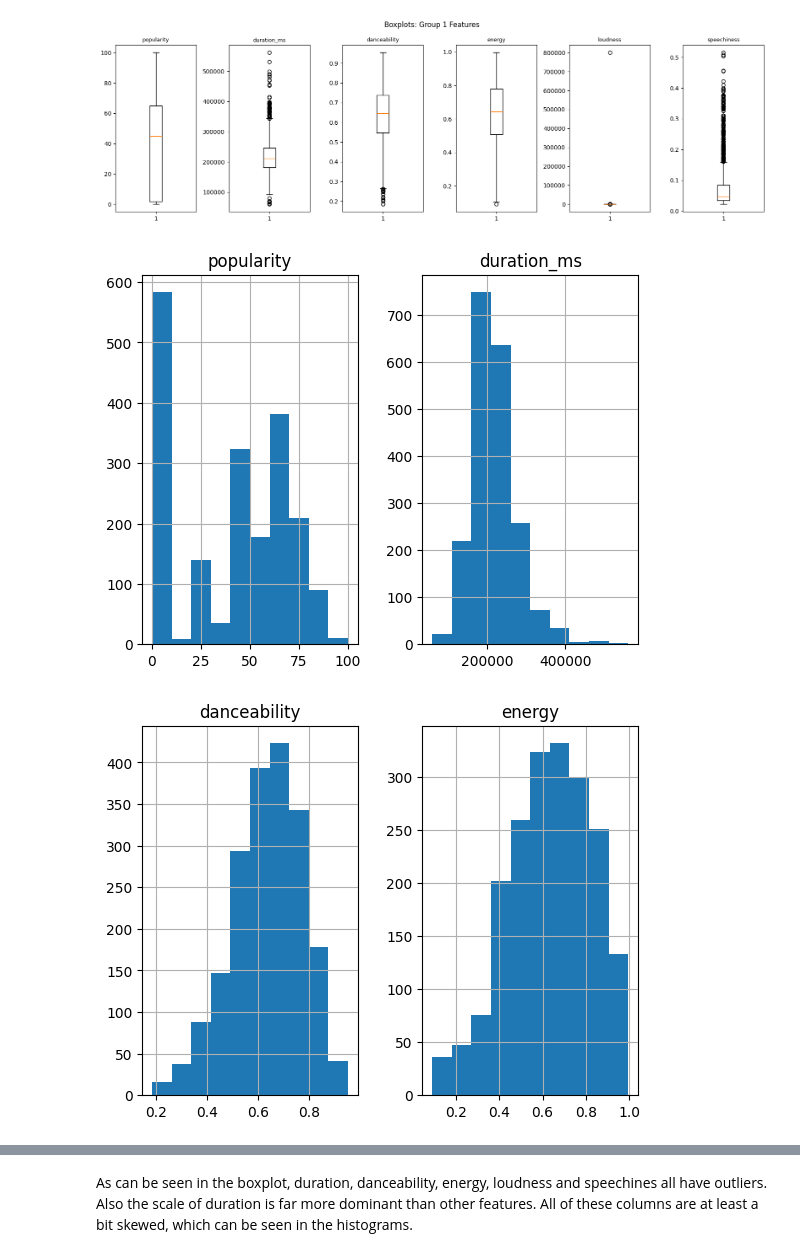
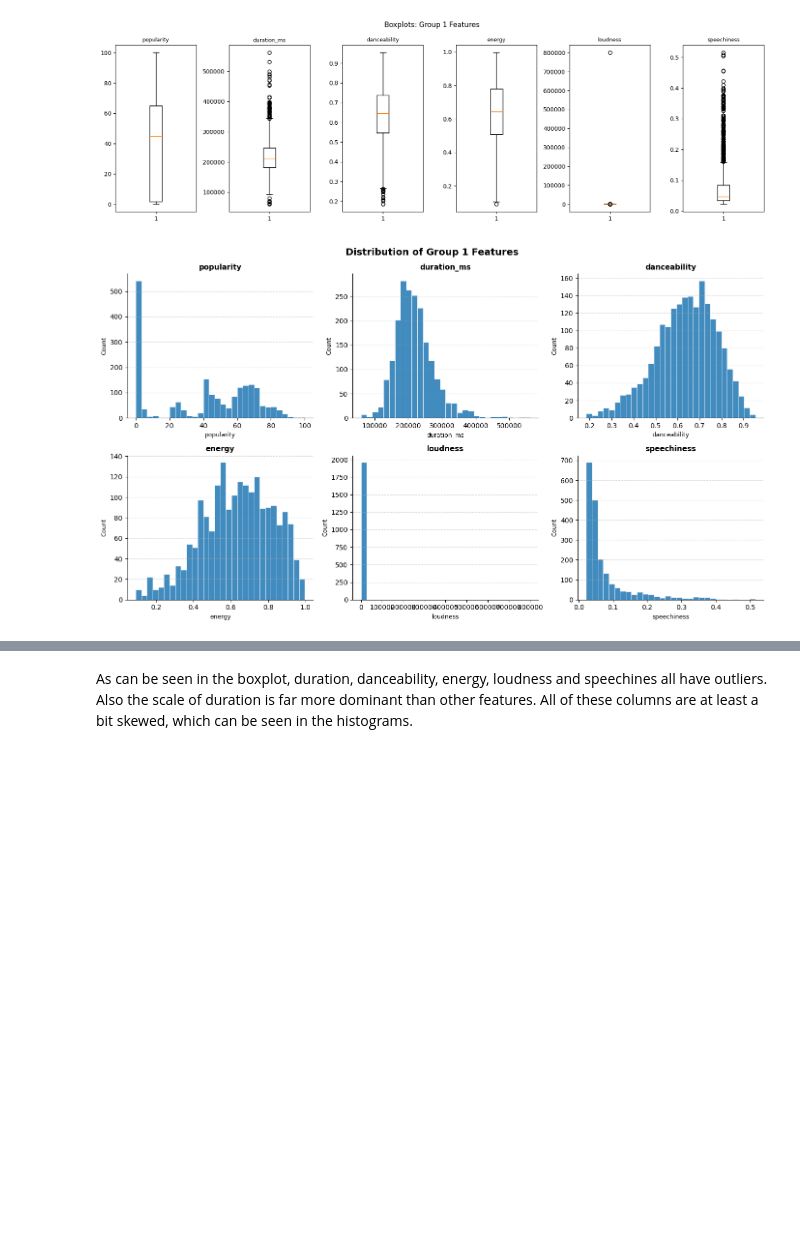
Before and after one commit to SamuelHellqvist/CS4168-DATA-MINING-UL----Project, a Jupyter notebook: EDA_notebook.ipynb, the cells around one changed output, grey strips where cells are left out. Drawn from its saved outputs; the diff is of its cells as text; code cells hidden in the pictures; blank space fills up the shorter version.

Commit message:
Table of content, new histograms, shorter conclusion

```diff
--- a/EDA_notebook.ipynb
+++ b/EDA_notebook.ipynb
@@ -151,13 +154,23 @@ plt.show()
 # %% [output]
 [figure]
 # %%
-import matplotlib.pyplot as plt
-df[['popularity','duration_ms']].hist()
+cols_group1_hist = ['popularity', 'duration_ms', 'danceability', 'energy', 'loudness', 'speechiness']
+
+fig, axes = plt.subplots(2, 3, figsize=(14, 8))
+axes = axes.flatten()
+
+for ax, col in zip(axes, cols_group1_hist):
+    data = df[col].dropna()
+    ax.hist(data, bins=30, edgecolor='white', linewidth=0.5, alpha=0.85)
+    ax.set_title(col, fontsize=11, fontweight='bold')
+    ax.set_xlabel(col, fontsize=9)
+    ax.set_ylabel('Count', fontsize=9)
+    ax.grid(axis='y', linestyle='--', alpha=0.5)
+    ax.spines['top'].set_visible(False)
+    ax.spines['right'].set_visible(False)
+
+fig.suptitle('Distribution of Group 1 Features', fontsize=14, fontweight='bold')
+plt.tight_layout()
 plt.show()
-df[['danceability', 'energy']].hist()
-plt.show()
-df[['loudness', 'speechiness']].hist()
-plt.show()
 # %% [output]
-[figure, old version]
+[figure, new version]
-[figure, removed]
```
Also changed, not shown: parts of 16 cells of this notebook.
